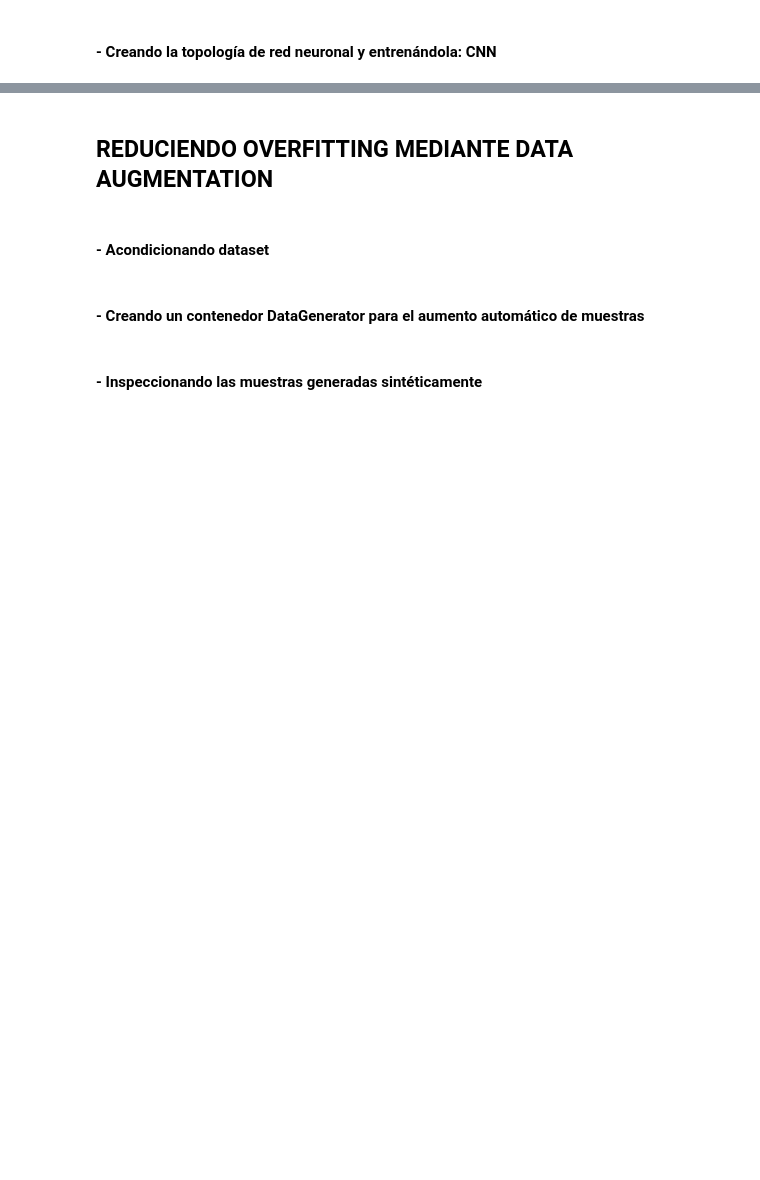
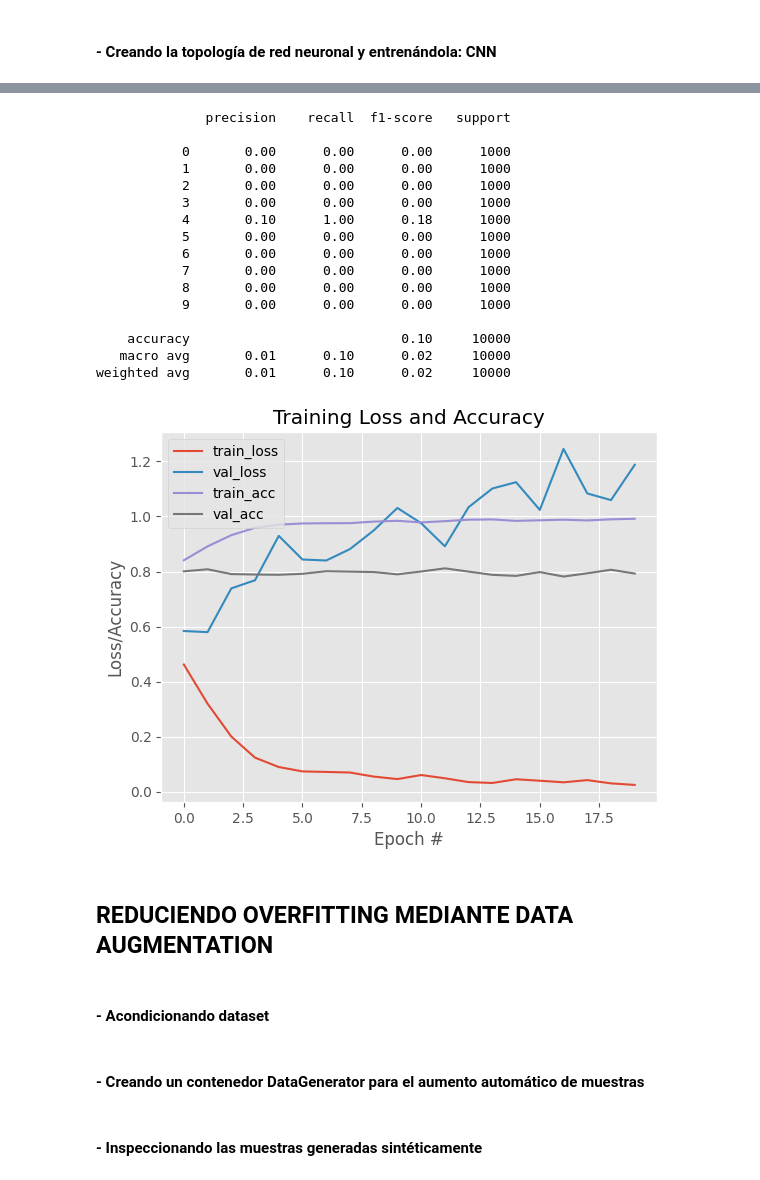
Before and after one commit to emichester/07MIAR_Redes_Neuronales_y_Deep_Learning, a Jupyter notebook: SesionesNotebooks/Sesion_4_5_6/07MIAR_VC04_VC05_Deep_Vision_Colab.ipynb, the cells around one changed output, grey strips where cells are left out. Drawn from its saved outputs; the diff is of its cells as text; code cells hidden in the pictures; blank space fills up the shorter version.

```diff
--- a/SesionesNotebooks/Sesion_4_5_6/07MIAR_VC04_VC05_Deep_Vision_Colab.ipynb
+++ b/SesionesNotebooks/Sesion_4_5_6/07MIAR_VC04_VC05_Deep_Vision_Colab.ipynb
@@ -217,0 +386,10 @@ evaluate_model(...)
+# %%
+# Compilamos el modelo y entrenamos
+model_cnn.compile(
+    optimizer=Adam(learning_rate=0.001),
+    loss = 'sparse_categorical_crossentropy',
+    metrics = ['accuracy']
+)
+# %%
+# Entrenamos el perceptrón multicapa
+H = model_cnn.fit(x_tr, y_tr, batch_size=128, epochs=20, validation_data=(x_val, y_val))
@@ -218,20 +414,9 @@ evaluate_model(...)
 # %%
-# Arquitectura de red - modo API Functional
-
-# 1.BASE MODEL
-
-# 2.TOP MODEL
-
-# 3. Unimos las entradas y salidas del modelo
-
-# Compilamos el modelo y entrenamos
-
-# Entrenamos el perceptrón multicapa
-
 # Learning curves
-visualize_learning_curve(...)
+visualize_learning_curve(H)
 
 # Evaluando el modelo de predicción con las imágenes de test
-evaluate_model(...)
+evaluate_model(model_cnn, x_te, y_test)
 
 # Almaceno el modelo en Drive
+# %% [output]
@@ -238,3 +425,20 @@ evaluate_model(...)
+              precision    recall  f1-score   support
+
+           0       0.00      0.00      0.00      1000
+           1       0.00      0.00      0.00      1000
+           2       0.00      0.00      0.00      1000
+           3       0.00      0.00      0.00      1000
+           4       0.10      1.00      0.18      1000
+           5       0.00      0.00      0.00      1000
+           6       0.00      0.00      0.00      1000
+           7       0.00      0.00      0.00      1000
+           8       0.00      0.00      0.00      1000
+           9       0.00      0.00      0.00      1000
+
+    accuracy                           0.10     10000
+   macro avg       0.01      0.10      0.02     10000
+weighted avg       0.01      0.10      0.02     10000
+[figure, added]
 # %% [markdown]
 ## **REDUCIENDO OVERFITTING MEDIANTE DATA AUGMENTATION**
 # %% [markdown]
```
Also changed, not shown: parts of 13 cells of this notebook.
